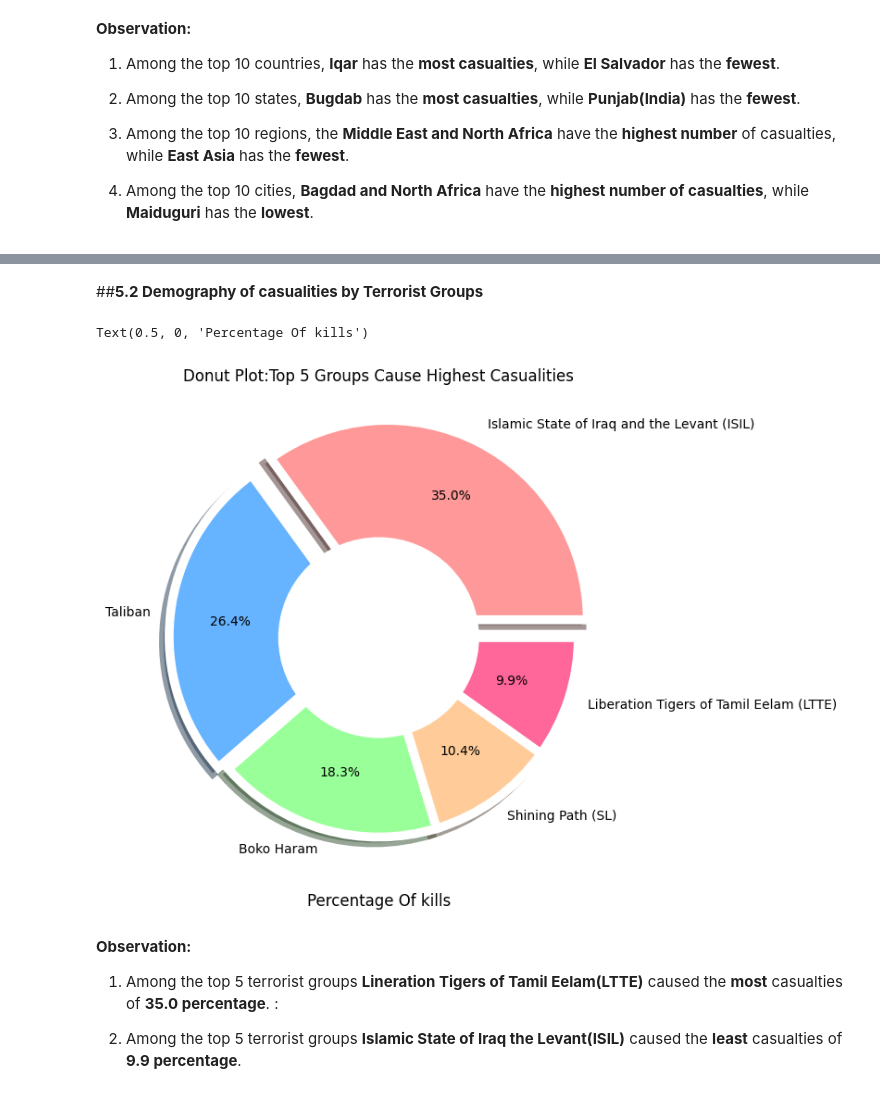
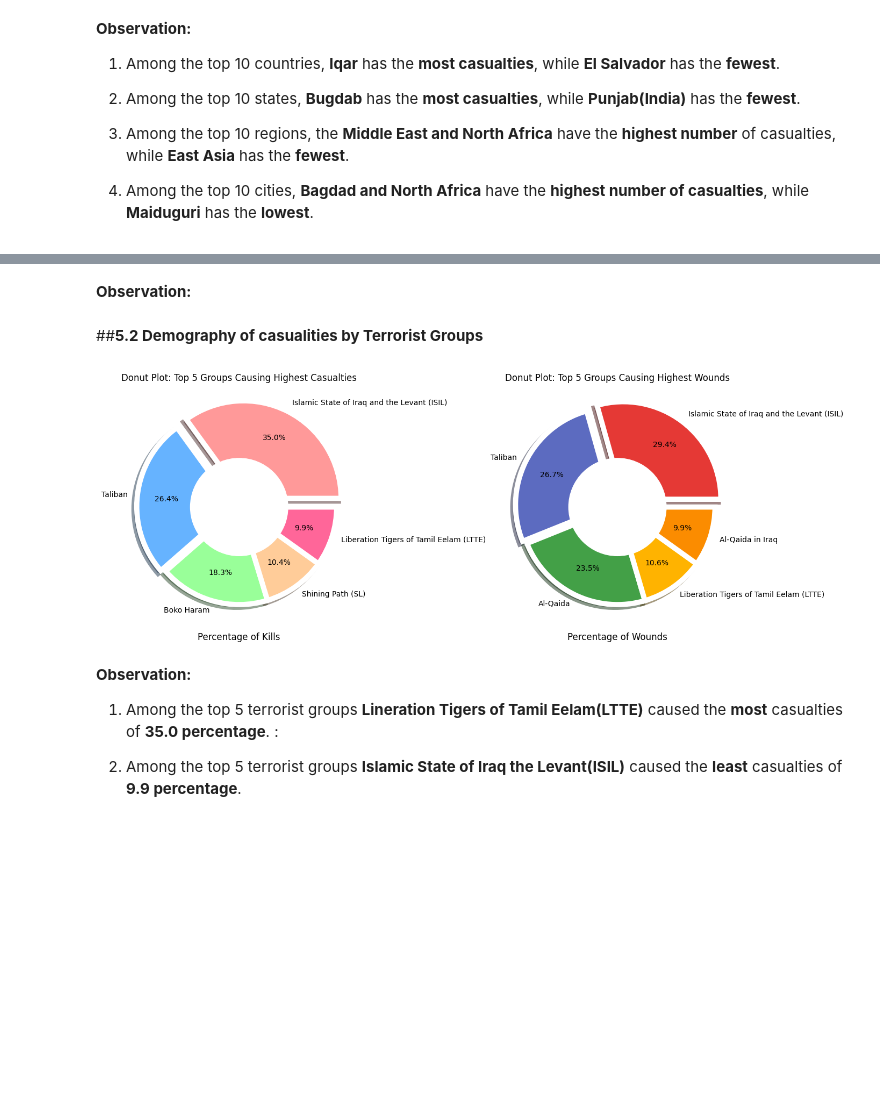
Before and after one commit to dacenish/EDA-Global-terrorism, a Jupyter notebook: Capstone_Project_Global_terrorism_EDA_by_Danish_Zia.ipynb, the cells around one changed output, grey strips where cells are left out. Drawn from its saved outputs; the diff is of its cells as text; code cells hidden in the pictures; blank space fills up the shorter version.

```diff
--- a/Capstone_Project_Global_terrorism_EDA_by_Danish_Zia.ipynb
+++ b/Capstone_Project_Global_terrorism_EDA_by_Danish_Zia.ipynb
@@ -32,8 +32,8 @@ drive.mount('/content/drive')
 
 # Retrieve data from csv file
 filepath = '/content/drive/MyDrive/Global_Terrorism_Data.csv'
-globa_terr_data = pd.read_csv(filepath, low_memory=False)
+global_terr_data = pd.read_csv(filepath, low_memory=False)
 
 # Create dataframe
-gt_df = pd.DataFrame(globa_terr_data)
+gt_df = pd.DataFrame(global_terr_data)
 # %% [output]
@@ -350,26 +360,53 @@ plt.show()
+# %% [markdown]
+**Observation:**
 # %% [markdown]
 ##**5.2 Demography of casualities by Terrorist Groups**
 # %%
-# Prepare datafrme
-most_kills = gt_df.groupby('Group_name')['Kills'].sum().sort_values(ascending = False)
+import matplotlib.pyplot as plt
+
+# Prepare dataframe
+most_kills = gt_df.groupby('Group_name')['Kills'].sum().sort_values(ascending=False)
 most_kills = most_kills.drop('Unknown')
 
+most_wound = gt_df.groupby('Group_name')['Wounds'].sum().sort_values(ascending=False)
+most_wound = most_wound.drop('Unknown')
 
-# Plot Pieplot
-plt.figure(figsize = (7,7))
+# Plot Pieplot for most_kills
+plt.figure(figsize=(14, 7))
 colors = ['#ff9999', '#66b3ff', '#99ff99', '#ffcc99', '#ff6699']
-plt.pie(most_kills.head(), labels = most_kills.head().index, autopct='%1.1f%%', shadow = True, explode = (0.1,0.05,0,0,0),
-        wedgeprops = { 'linewidth' : 7, 'edgecolor' : 'white' }, colors = colors, pctdistance= 0.7)
+plt.subplot(1, 2, 1)
+plt.pie(most_kills.head(), labels=most_kills.head().index, autopct='%1.1f%%', shadow=True, explode=(0.1, 0.05, 0, 0, 0),
+        wedgeprops={'linewidth': 7, 'edgecolor': 'white'}, colors=colors, pctdistance=0.7)
 
-my_circle = plt.Circle((0,0), 0.5, color = 'white')
+my_circle = plt.Circle((0, 0), 0.5, color='white')
 plt.gcf().gca().add_artist(my_circle)
 
-# Add title
-plt.title('Donut Plot:Top 5 Groups Cause Highest Casualities')
-plt.xlabel('Percentage Of kills', fontsize=12)
+# Add title and labels for most_kills plot
+plt.title('Donut Plot: Top 5 Groups Causing Highest Casualties')
+plt.xlabel('Percentage of Kills', fontsize=12)
+
+# Plot Pieplot for most_wound
+# Plot Pieplot for most_wound
+colors_diff = ['#E53935', '#5C6BC0', '#43A047', '#FFB300', '#FB8C00']
+plt.subplot(1, 2, 2)
+plt.pie(most_wound.head(), labels=most_wound.head().index, autopct='%1.1f%%', shadow=True, explode=(0.1, 0.05, 0, 0, 0),
+        wedgeprops={'linewidth': 7, 'edgecolor': 'white'}, colors=colors_diff, pctdistance=0.7)
+
+
+my_circle = plt.Circle((0, 0), 0.5, color='white')
+plt.gcf().gca().add_artist(my_circle)
+
+# Add title and labels for most_wound plot
+plt.title('Donut Plot: Top 5 Groups Causing Highest Wounds')
+plt.xlabel('Percentage of Wounds', fontsize=12)
+
+# Adjust spacing between subplots
+plt.tight_layout()
+
+# Show the plot
+plt.show()
 # %% [output]
-Text(0.5, 0, 'Percentage Of kills')
-[figure, old version]
+[figure, new version]
 # %% [markdown]
 **Observation:**
 
```
Also changed, not shown: parts of 4 cells of this notebook.
